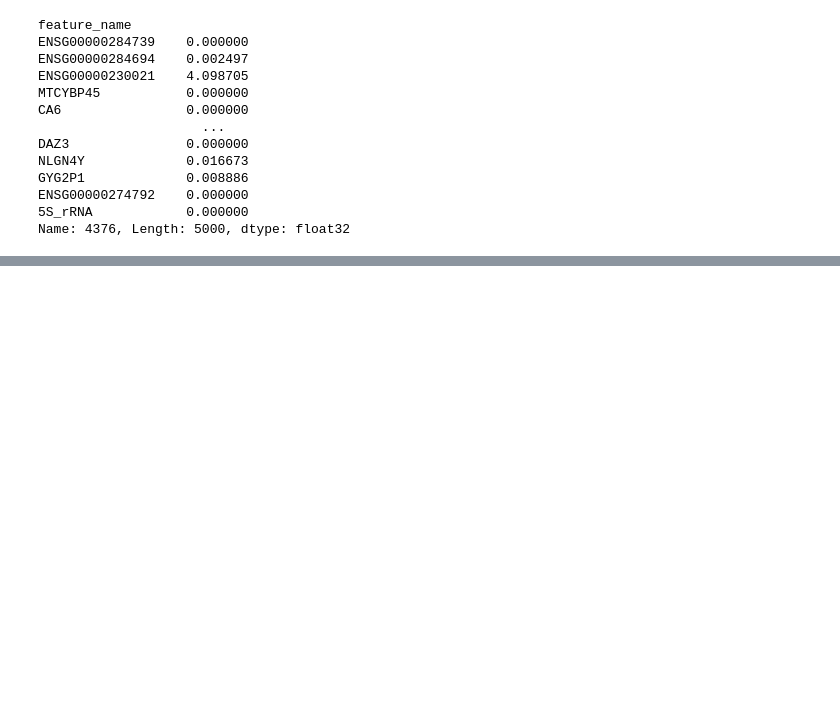
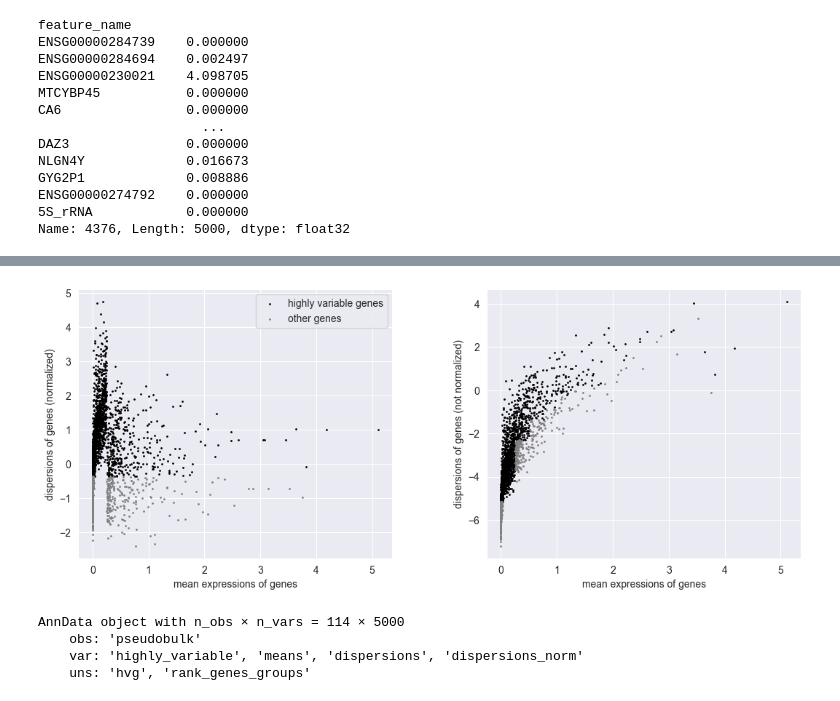
Before and after one commit to Shaunakm07/Single-Cell-Alzheimers, a Jupyter notebook: inspect_subpopulations.ipynb, the cells around one changed output, grey strips where cells are left out. Saved outputs shown, nothing was run; the diff lists cells and outputs as text; code cells hidden in the pictures; blank space fills up the shorter version.

```diff
--- a/inspect_subpopulations.ipynb
+++ b/inspect_subpopulations.ipynb
@@ -65,0 +100,7 @@ Name: 4376, Length: 5000, dtype: float32
+# %%
+test = sc.read("data/clustered_dataframe.h5ad")
+# %%
+sc.pp.highly_variable_genes(test, n_top_genes=2000)
+sc.pl.highly_variable_genes(test)
+# %% [output]
+[figure, added]
@@ -65,0 +109,7 @@ Name: 4376, Length: 5000, dtype: float32
+# %%
+test
+# %% [output]
+AnnData object with n_obs × n_vars = 114 × 5000
+    obs: 'pseudobulk'
+    var: 'highly_variable', 'means', 'dispersions', 'dispersions_norm'
+    uns: 'hvg', 'rank_genes_groups'
```
Also changed, not shown: parts of 10 cells of this notebook, 6 other files.
